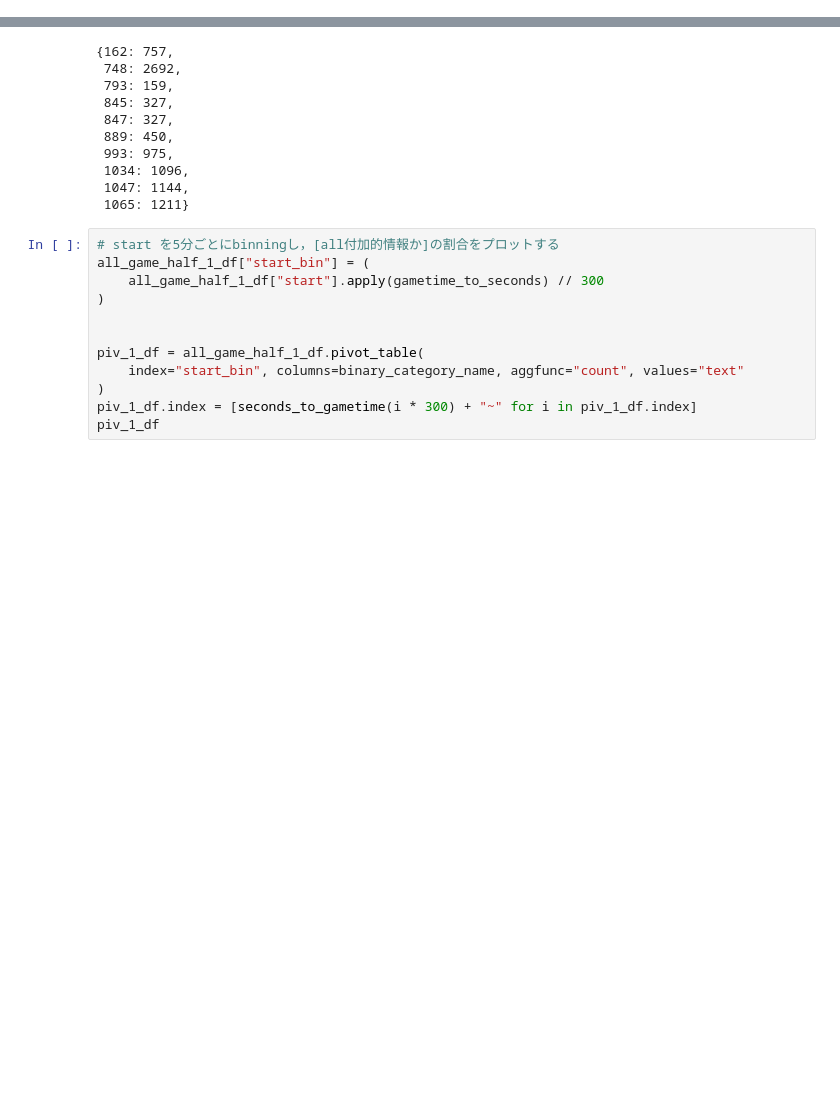
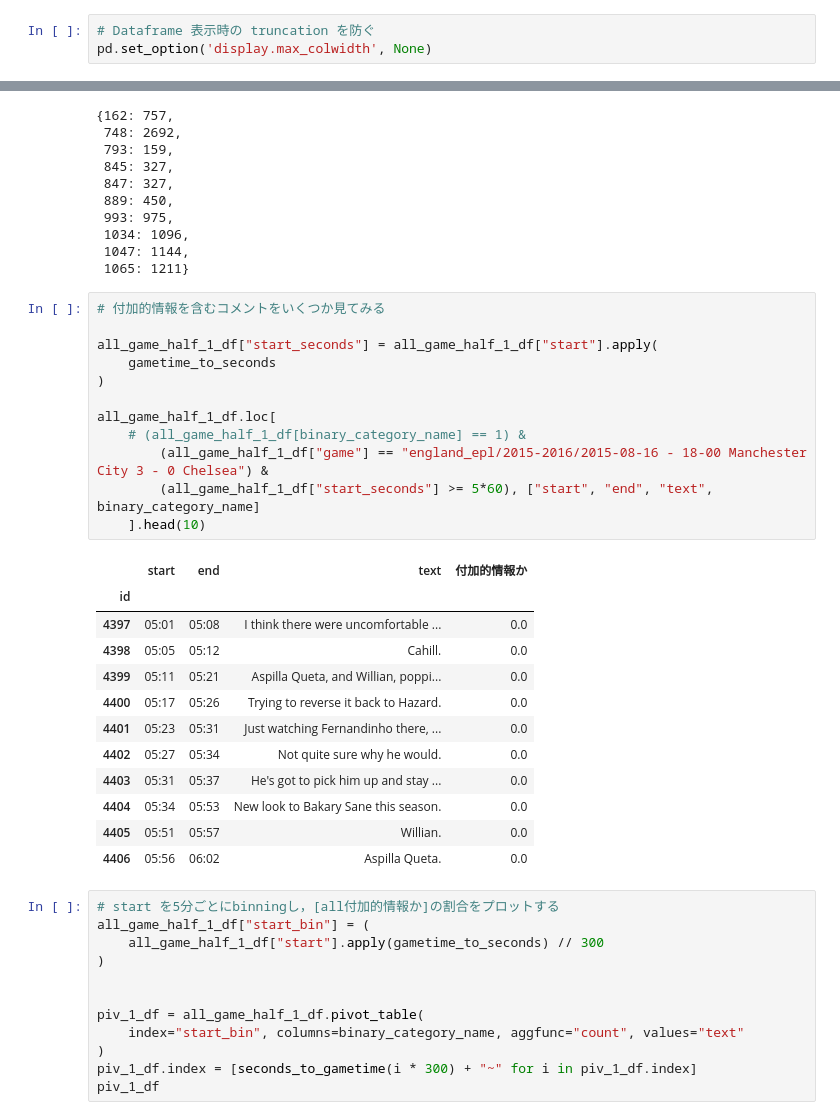
Before and after one commit to zaemon1251-hesty/soccer-bg-script, a Jupyter notebook: notebook/data_analysis.ipynb, the cells around one changed output, grey strips where cells are left out. Drawn from its saved outputs; the diff is of its cells as text; blank space fills up the shorter version.

```diff
--- a/notebook/data_analysis.ipynb
+++ b/notebook/data_analysis.ipynb
@@ -45,6 +46,9 @@ LLM_ANOTATION_CSV_2_PATH = (
     Config.target_base_dir / f"{model_type}_500game_{2}_llm_annotation.csv"
 )
 SOCCERNET_LABEL_CSV_PATH = Config.target_base_dir / "soccernet_labels.csv"
+# %%
+# Dataframe 表示時の truncation を防ぐ
+pd.set_option('display.max_colwidth', None)
 # %%
 import matplotlib
 from matplotlib import pylab as plt
@@ -101,6 +105,31 @@ all_game_half_1_df[all_game_half_1_df[binary_category_name] == -1]["start"].appl
  1034: 1096,
  1047: 1144,
  1065: 1211}
+# %%
+# 付加的情報を含むコメントをいくつか見てみる
+
+all_game_half_1_df["start_seconds"] = all_game_half_1_df["start"].apply(
+    gametime_to_seconds
+)
+
+all_game_half_1_df.loc[
+    # (all_game_half_1_df[binary_category_name] == 1) &
+        (all_game_half_1_df["game"] == "england_epl/2015-2016/2015-08-16 - 18-00 Manchester City 3 - 0 Chelsea") &
+        (all_game_half_1_df["start_seconds"] >= 5*60), ["start", "end", "text", binary_category_name]
+    ].head(10)
+# %% [output]
+|  | start | end | text | 付加的情報か |
+| id |  |  |  |  |
+| 4397 | 05:01 | 05:08 | I think there were uncomfortable ... | 0.0 |
+| 4398 | 05:05 | 05:12 | Cahill. | 0.0 |
+| 4399 | 05:11 | 05:21 | Aspilla Queta, and Willian, poppi... | 0.0 |
+| 4400 | 05:17 | 05:26 | Trying to reverse it back to Hazard. | 0.0 |
+| 4401 | 05:23 | 05:31 | Just watching Fernandinho there, ... | 0.0 |
+| 4402 | 05:27 | 05:34 | Not quite sure why he would. | 0.0 |
+| 4403 | 05:31 | 05:37 | He's got to pick him up and stay ... | 0.0 |
+| 4404 | 05:34 | 05:53 | New look to Bakary Sane this season. | 0.0 |
+| 4405 | 05:51 | 05:57 | Willian. | 0.0 |
+| 4406 | 05:56 | 06:02 | Aspilla Queta. | 0.0 |
 # %%
 # start を5分ごとにbinningし，[all付加的情報か]の割合をプロットする
 all_game_half_1_df["start_bin"] = (
```
Also changed, not shown: parts of 9 cells of this notebook, 11 other files.
